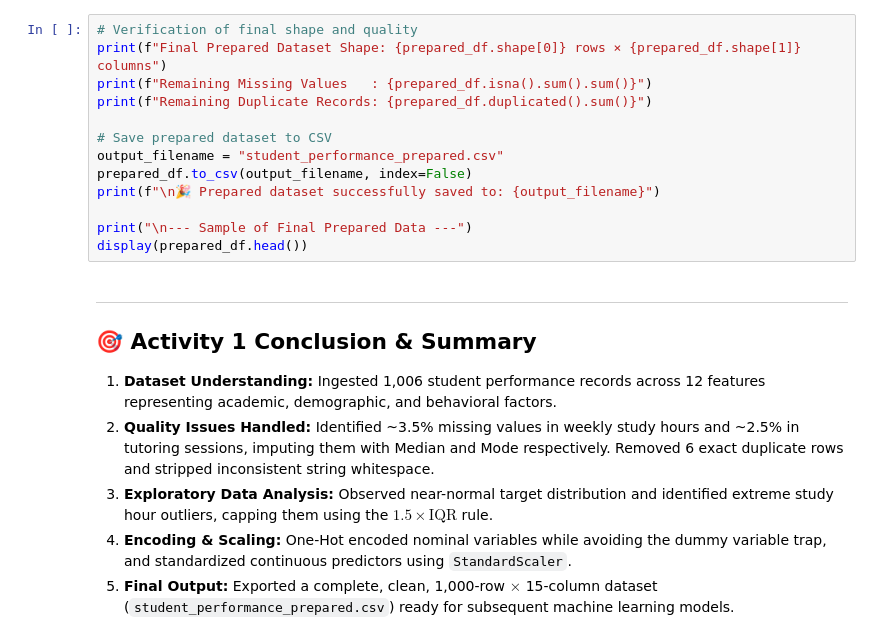
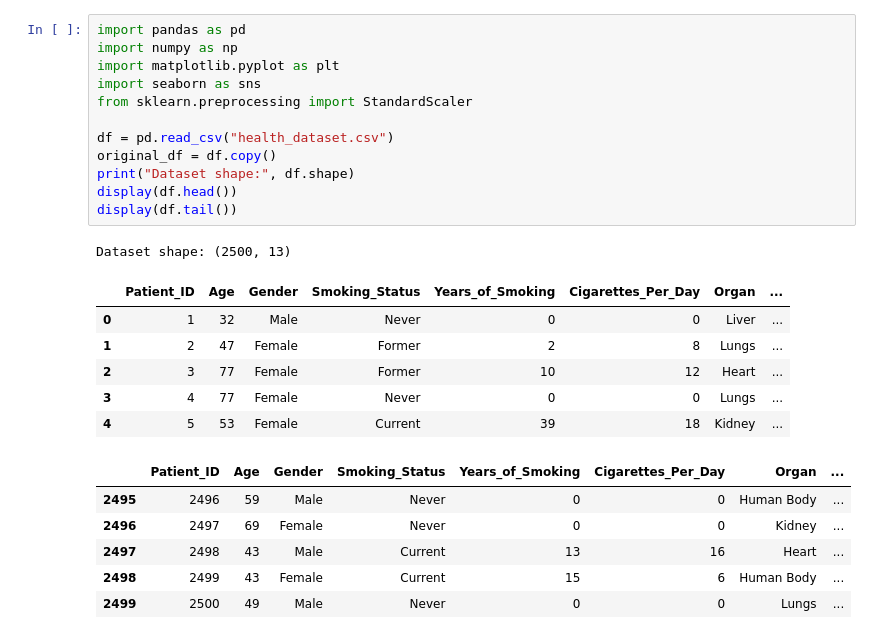
Before and after one commit to shravanibhandare9/CIE-2-activity-machine-learning, a Jupyter notebook: activity_no1/CIE2_Activity1_Dataset_Preparation.ipynb, the cells around one changed output. Cells and saved outputs as stored; diff of their text form.

Commit message:
feat: organize activity_no1/CIE2_Activity1_Dataset_Preparation.ipynb exactly as in sample activity

```diff
--- a/activity_no1/CIE2_Activity1_Dataset_Preparation.ipynb
+++ b/activity_no1/CIE2_Activity1_Dataset_Preparation.ipynb
@@ -267,21 +1,26 @@ We verify final dimensions and data cleanliness, then save the prepared dataset
-# %%
-# Verification of final shape and quality
-print(f"Final Prepared Dataset Shape: {prepared_df.shape[0]} rows × {prepared_df.shape[1]} columns")
-print(f"Remaining Missing Values   : {prepared_df.isna().sum().sum()}")
-print(f"Remaining Duplicate Records: {prepared_df.duplicated().sum()}")
-
-# Save prepared dataset to CSV
-output_filename = "student_performance_prepared.csv"
-prepared_df.to_csv(output_filename, index=False)
-print(f"\n🎉 Prepared dataset successfully saved to: {output_filename}")
-
-print("\n--- Sample of Final Prepared Data ---")
-display(prepared_df.head())
-# %% [markdown]
----
-## 🎯 Activity 1 Conclusion & Summary
-1. **Dataset Understanding:** Ingested 1,006 student performance records across 12 features representing academic, demographic, and behavioral factors.
-2. **Quality Issues Handled:** Identified ~3.5% missing values in weekly study hours and ~2.5% in tutoring sessions, imputing them with Median and Mode respectively. Removed 6 exact duplicate rows and stripped inconsistent string whitespace.
-3. **Exploratory Data Analysis:** Observed near-normal target distribution and identified extreme study hour outliers, capping them using the $1.5 \times \text{IQR}$ rule.
-4. **Encoding & Scaling:** One-Hot encoded nominal variables while avoiding the dummy variable trap, and standardized continuous predictors using `StandardScaler`.
-5. **Final Output:** Exported a complete, clean, 1,000-row $\times$ 15-column dataset (`student_performance_prepared.csv`) ready for subsequent machine learning models.
+# %%
+import pandas as pd
+import numpy as np
+import matplotlib.pyplot as plt
+import seaborn as sns
+from sklearn.preprocessing import StandardScaler
+
+df = pd.read_csv("health_dataset.csv")
+original_df = df.copy()
+print("Dataset shape:", df.shape)
+display(df.head())
+display(df.tail())
+# %% [output]
+Dataset shape: (2500, 13)
+|  | Patient_ID | Age | Gender | Smoking_Status | Years_of_Smoking | Cigarettes_Per_Day | Organ | ... |
+| 0 | 1 | 32 | Male | Never | 0 | 0 | Liver | ... |
+| 1 | 2 | 47 | Female | Former | 2 | 8 | Lungs | ... |
+| 2 | 3 | 77 | Female | Former | 10 | 12 | Heart | ... |
+| 3 | 4 | 77 | Female | Never | 0 | 0 | Lungs | ... |
+| 4 | 5 | 53 | Female | Current | 39 | 18 | Kidney | ... |
+|  | Patient_ID | Age | Gender | Smoking_Status | Years_of_Smoking | Cigarettes_Per_Day | Organ | ... |
+| 2495 | 2496 | 59 | Male | Never | 0 | 0 | Human Body | ... |
+| 2496 | 2497 | 69 | Female | Never | 0 | 0 | Kidney | ... |
+| 2497 | 2498 | 43 | Male | Current | 13 | 16 | Heart | ... |
+| 2498 | 2499 | 43 | Female | Current | 15 | 6 | Human Body | ... |
+| 2499 | 2500 | 49 | Male | Never | 0 | 0 | Lungs | ... |
```
Also changed, not shown: parts of 37 cells of this notebook.
